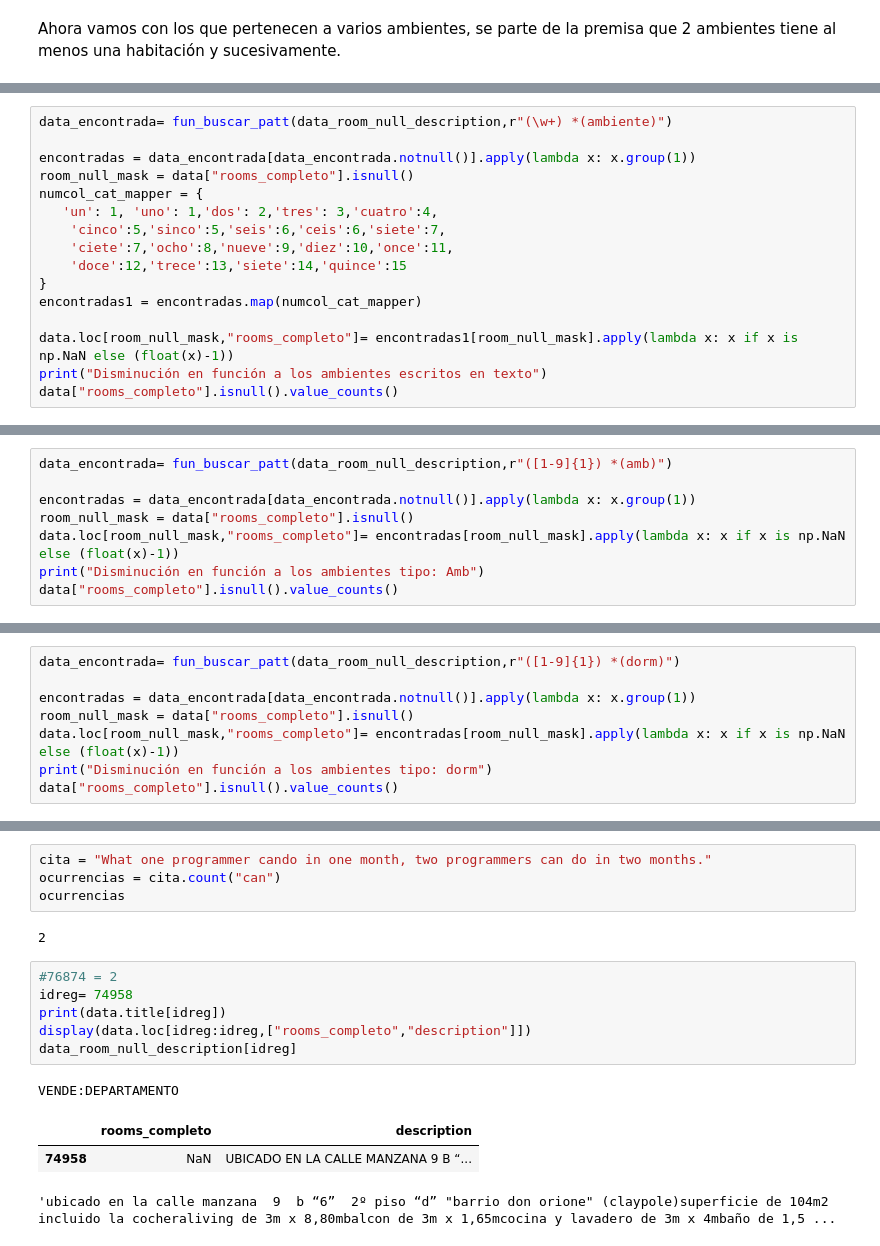
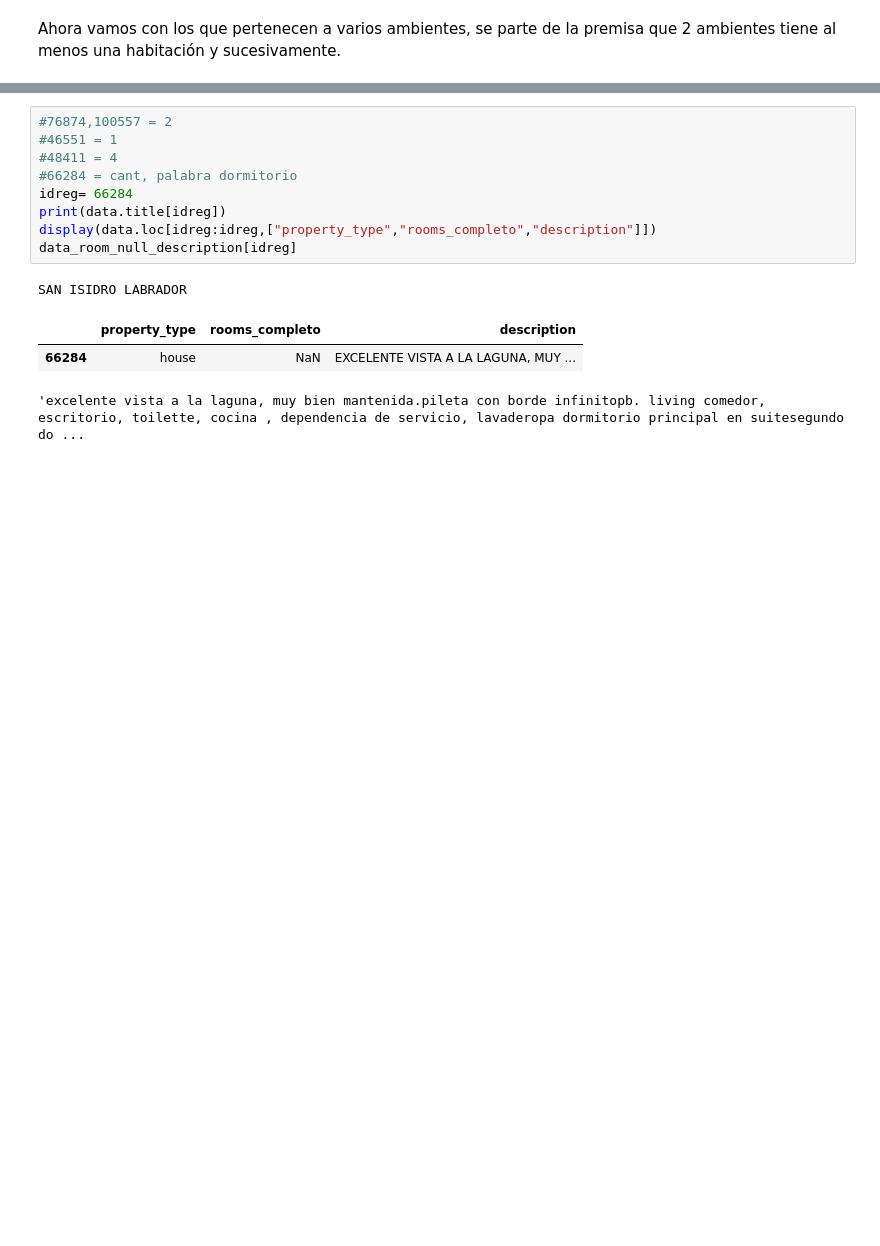
Before and after one commit to ronnygomez/DHDS-7, a Jupyter notebook: Limpieza_rooms.ipynb, the cells around one changed output, grey strips where cells are left out. Drawn from its saved outputs; the diff is of its cells as text; blank space fills up the shorter version.

```diff
--- a/Limpieza_rooms.ipynb
+++ b/Limpieza_rooms.ipynb
@@ -151,16 +138,0 @@ Name: rooms_completo, dtype: int64
-# %%
-data_encontrada= fun_buscar_patt(data_room_null_description,r"(\w+) *(ambiente)")
-
-encontradas = data_encontrada[data_encontrada.notnull()].apply(lambda x: x.group(1))
-room_null_mask = data["rooms_completo"].isnull()
-numcol_cat_mapper = {
-   'un': 1, 'uno': 1,'dos': 2,'tres': 3,'cuatro':4,
-    'cinco':5,'sinco':5,'seis':6,'ceis':6,'siete':7,
-    'ciete':7,'ocho':8,'nueve':9,'diez':10,'once':11,
-    'doce':12,'trece':13,'siete':14,'quince':15
-}
-encontradas1 = encontradas.map(numcol_cat_mapper)
-
-data.loc[room_null_mask,"rooms_completo"]= encontradas1[room_null_mask].apply(lambda x: x if x is np.NaN else (float(x)-1))
-print("Disminución en función a los ambientes escritos en texto")
-data["rooms_completo"].isnull().value_counts()
@@ -181,8 +138,0 @@ data["rooms_completo"].isnull().value_counts()
-# %%
-data_encontrada= fun_buscar_patt(data_room_null_description,r"([1-9]{1}) *(amb)")
-
-encontradas = data_encontrada[data_encontrada.notnull()].apply(lambda x: x.group(1))
-room_null_mask = data["rooms_completo"].isnull()
-data.loc[room_null_mask,"rooms_completo"]= encontradas[room_null_mask].apply(lambda x: x if x is np.NaN else (float(x)-1))
-print("Disminución en función a los ambientes tipo: Amb")
-data["rooms_completo"].isnull().value_counts()
@@ -194,8 +138,0 @@ Name: rooms_completo, dtype: int64
-# %%
-data_encontrada= fun_buscar_patt(data_room_null_description,r"([1-9]{1}) *(dorm)")
-
-encontradas = data_encontrada[data_encontrada.notnull()].apply(lambda x: x.group(1))
-room_null_mask = data["rooms_completo"].isnull()
-data.loc[room_null_mask,"rooms_completo"]= encontradas[room_null_mask].apply(lambda x: x if x is np.NaN else (float(x)-1))
-print("Disminución en función a los ambientes tipo: dorm")
-data["rooms_completo"].isnull().value_counts()
@@ -236,20 +192,17 @@ KeyError: 74958
-# %%
-cita = "What one programmer cando in one month, two programmers can do in two months."
-ocurrencias = cita.count("can")
-ocurrencias
-# %% [output]
-2
 # %%
-#76874 = 2
-idreg= 74958
+#76874,100557 = 2
+#46551 = 1
+#48411 = 4
+#66284 = cant, palabra dormitorio
+idreg= 66284
 print(data.title[idreg])
-display(data.loc[idreg:idreg,["rooms_completo","description"]])
+display(data.loc[idreg:idreg,["property_type","rooms_completo","description"]])
 data_room_null_description[idreg]
 # %% [output]
-VENDE:DEPARTAMENTO
+SAN ISIDRO LABRADOR
-|  | rooms_completo | description |
-| 74958 | NaN | UBICADO EN LA CALLE MANZANA 9 B “... |
+|  | property_type | rooms_completo | description |
+| 66284 | house | NaN | EXCELENTE VISTA A LA LAGUNA, MUY ... |
-'ubicado en la calle manzana  9  b “6”  2º piso “d” "barrio don orione" (claypole)superficie de 104m2 incluido la cocheraliving de 3m x 8,80mbalcon de 3m x 1,65mcocina y lavadero de 3m x 4mbaño de 1,5 ...
+'excelente vista a la laguna, muy bien mantenida.pileta con borde infinitopb. living comedor, escritorio, toilette, cocina , dependencia de servicio, lavaderopa dormitorio principal en suitesegundo do ...
 # %%
 
 
```
Also changed, not shown: parts of 25 cells of this notebook.
